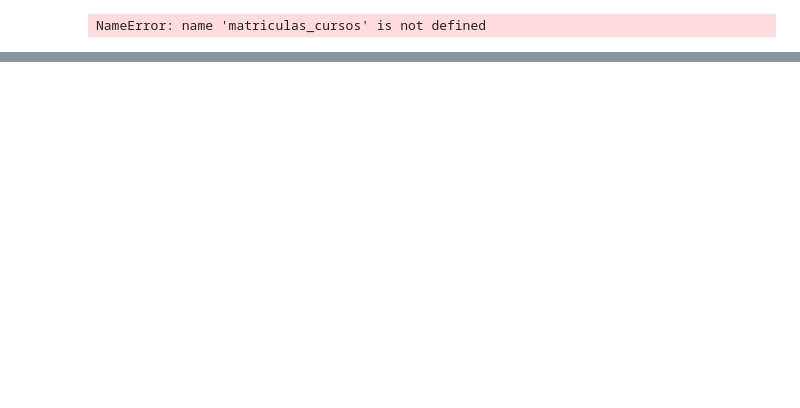
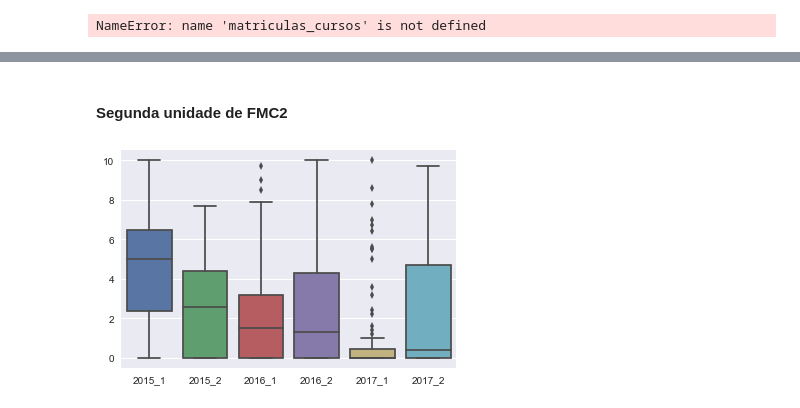
Before and after one commit to NalbertLeal/AnaliseDeNotasIMD, a Jupyter notebook: Analise Notas.ipynb, the cells around one changed output, grey strips where cells are left out. Saved outputs shown, nothing was run; the diff lists cells and outputs as text; code cells hidden in the pictures; blank space fills up the shorter version.

```diff
--- a/Analise Notas.ipynb
+++ b/Analise Notas.ipynb
@@ -316,0 +402,22 @@ matriculas2 = pd.read_csv('matriculas.csv', sep=';')
+# %% [markdown]
+#### Segunda unidade de FMC2
+# %%
+uni_2_2015_1 = un2[un2['ano_semestre'] == '2015_1']['nota'].reset_index()
+uni_2_2015_2 = un2[un2['ano_semestre'] == '2015_2']['nota'].reset_index()
+uni_2_2016_1 = un2[un2['ano_semestre'] == '2016_1']['nota'].reset_index()
+uni_2_2016_2 = un2[un2['ano_semestre'] == '2016_2']['nota'].reset_index()
+uni_2_2017_1 = un2[un2['ano_semestre'] == '2017_1']['nota'].reset_index()
+uni_2_2017_2 = un2[un2['ano_semestre'] == '2017_2']['nota'].reset_index()
+
+uni_2_2015_2017 = pd.DataFrame(index=range(1,len(uni_1_2015_1)), columns = ['2015_1', '2015_2', '2016_1', '2016_2', '2017_1', '2017_2'])
+uni_2_2015_2017['2015_1'] = uni_2_2015_1['nota']
+uni_2_2015_2017['2015_2'] = uni_2_2015_2['nota']
+uni_2_2015_2017['2016_1'] = uni_2_2016_1['nota']
+uni_2_2015_2017['2016_2'] = uni_2_2016_2['nota']
+uni_2_2015_2017['2017_1'] = uni_2_2017_1['nota']
+uni_2_2015_2017['2017_2'] = uni_2_2017_2['nota']
+
+sns.boxplot(data=uni_2_2015_2017)
+plt.show()
+# %% [output]
+[figure, added]
```
Also changed, not shown: parts of 26 cells of this notebook.
